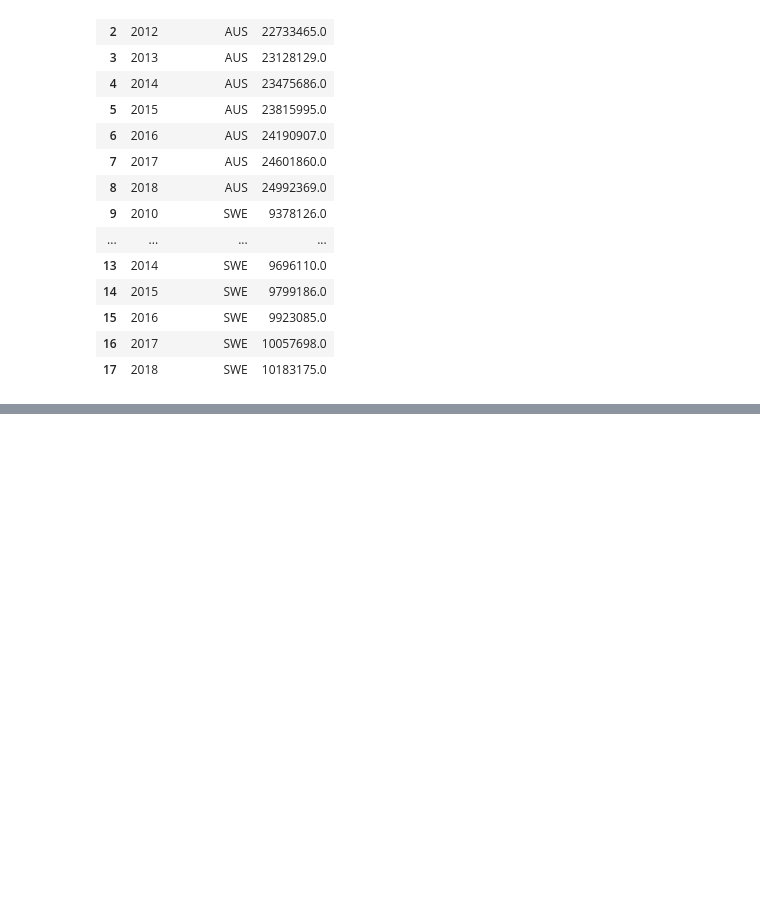
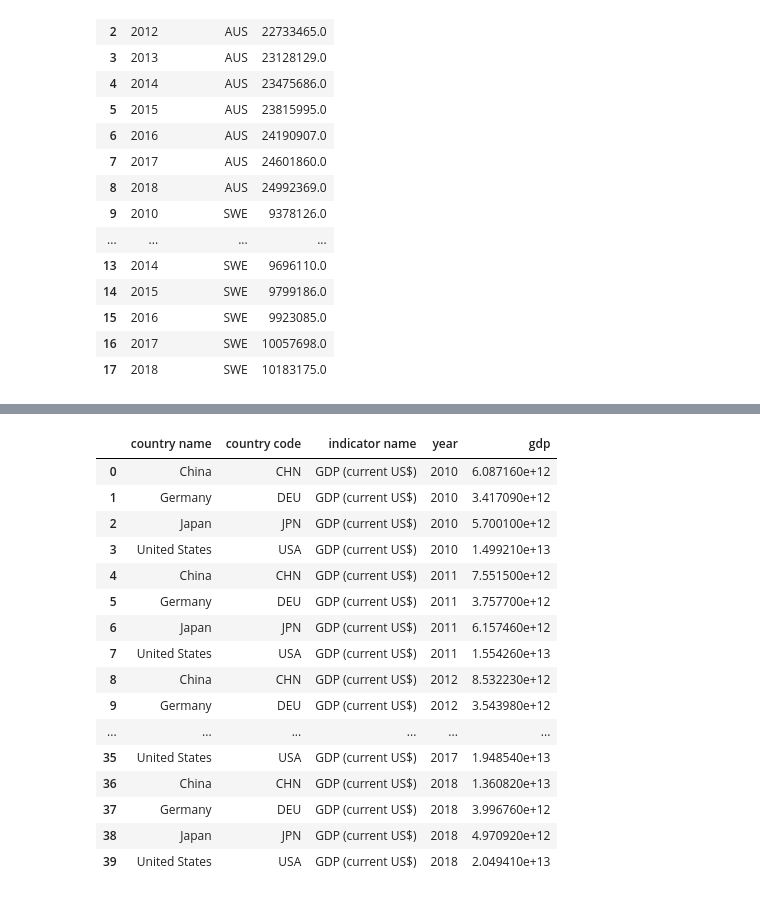
Before and after one commit to kbantoec/dsuc, a Jupyter notebook: joining_data_pandas/notebook.ipynb, the cells around one changed output, grey strips where cells are left out. Saved outputs shown, nothing was run; the diff lists cells and outputs as text; code cells hidden in the pictures; blank space fills up the shorter version.

```diff
--- a/joining_data_pandas/notebook.ipynb
+++ b/joining_data_pandas/notebook.ipynb
@@ -953,0 +1176,20 @@ dtype('<M8[ns]')
+# %%
+gdp
+# %% [output]
+|  | country name | country code | indicator name | year | gdp |
+| 0 | China | CHN | GDP (current US$) | 2010 | 6.087160e+12 |
+| 1 | Germany | DEU | GDP (current US$) | 2010 | 3.417090e+12 |
+| 2 | Japan | JPN | GDP (current US$) | 2010 | 5.700100e+12 |
+| 3 | United States | USA | GDP (current US$) | 2010 | 1.499210e+13 |
+| 4 | China | CHN | GDP (current US$) | 2011 | 7.551500e+12 |
+| 5 | Germany | DEU | GDP (current US$) | 2011 | 3.757700e+12 |
+| 6 | Japan | JPN | GDP (current US$) | 2011 | 6.157460e+12 |
+| 7 | United States | USA | GDP (current US$) | 2011 | 1.554260e+13 |
+| 8 | China | CHN | GDP (current US$) | 2012 | 8.532230e+12 |
+| 9 | Germany | DEU | GDP (current US$) | 2012 | 3.543980e+12 |
+| ... | ... | ... | ... | ... | ... |
+| 35 | United States | USA | GDP (current US$) | 2017 | 1.948540e+13 |
+| 36 | China | CHN | GDP (current US$) | 2018 | 1.360820e+13 |
+| 37 | Germany | DEU | GDP (current US$) | 2018 | 3.996760e+12 |
+| 38 | Japan | JPN | GDP (current US$) | 2018 | 4.970920e+12 |
+| 39 | United States | USA | GDP (current US$) | 2018 | 2.049410e+13 |
```
Also changed, not shown: parts of 23 cells of this notebook, 2 other files.
